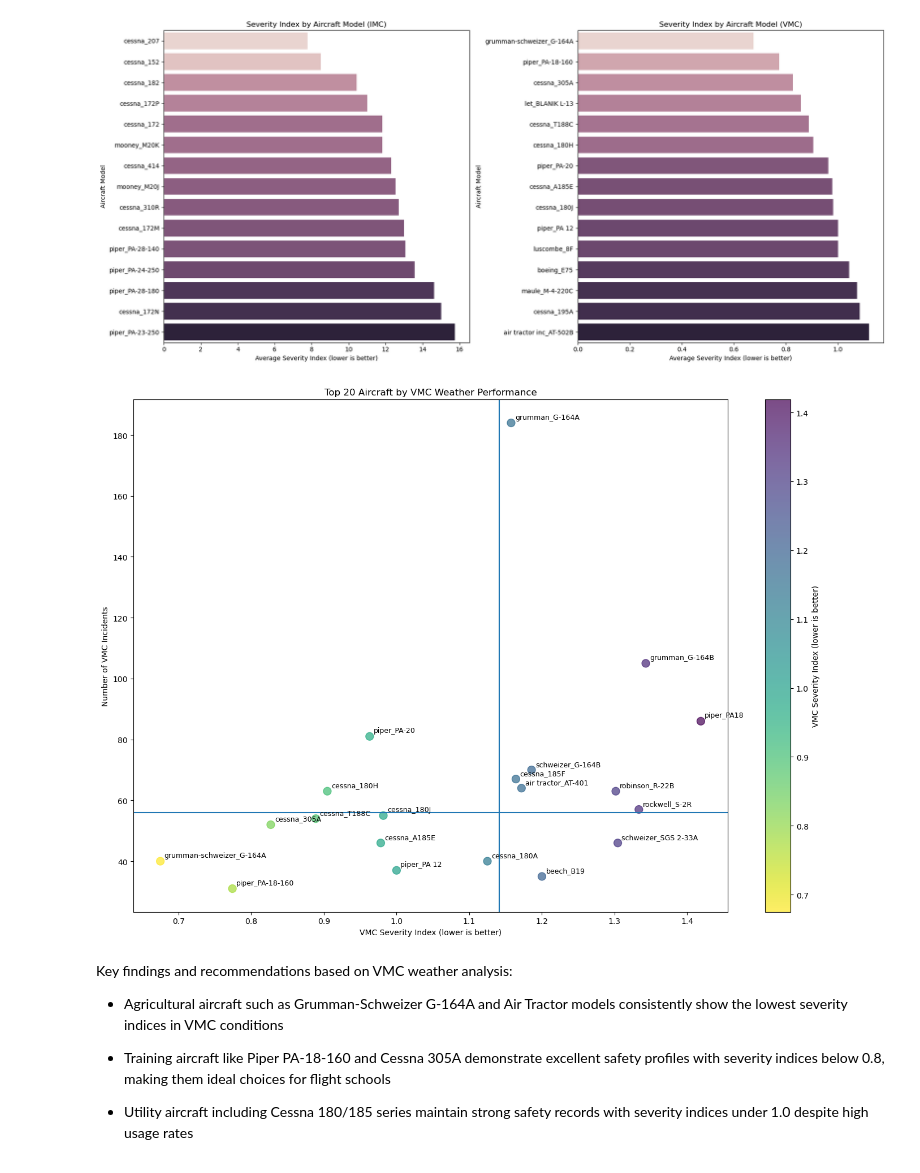
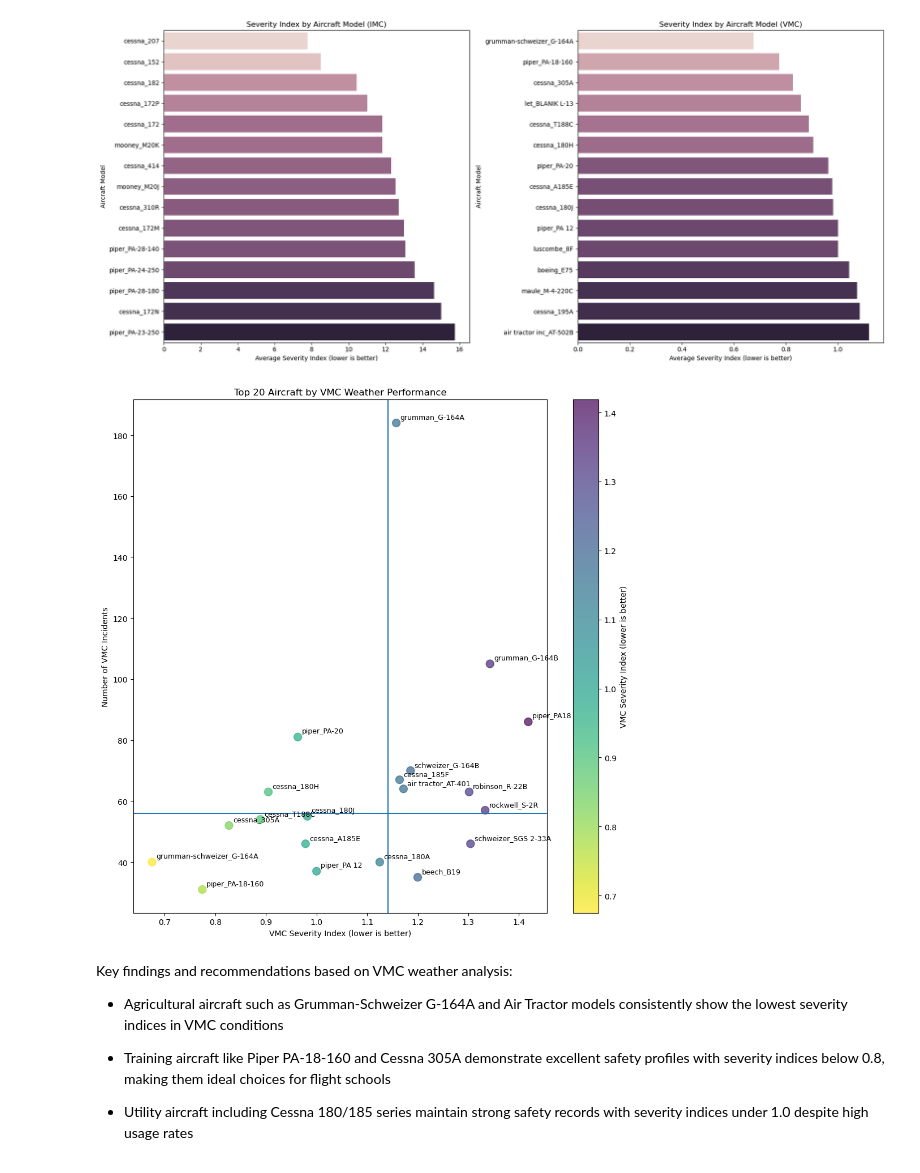
Before and after one commit to lewismwaki/aviation_accidents_analysis, a Jupyter notebook: aviation_accidents_analysis.ipynb, the cells around one changed output. Saved outputs shown, nothing was run; the diff lists cells and outputs as text; code cells hidden in the pictures.

```diff
--- a/aviation_accidents_analysis.ipynb
+++ b/aviation_accidents_analysis.ipynb
@@ -631,35 +626,35 @@ aircraft_weather = aircraft_weather[aircraft_weather['Aircraft'].isin(common_air
 vmc_data = aircraft_weather[aircraft_weather['Weather.Condition'] == 'VMC']
 top20_vmc = vmc_data.sort_values('Severity.Index').head(20)
 
-plt.figure(figsize=(14, 10))
+plt.figure(figsize=(10, 10))
 
 scatter = plt.scatter(
     top20_vmc['Severity.Index'],
     top20_vmc['Event.Id'],
     s=100,
     c=top20_vmc['Severity.Index'],
     cmap='viridis_r',
     alpha=0.7
 )
 #add aircrafts to the plot
 for _, row in top20_vmc.iterrows():
     plt.annotate(row['Aircraft'],
                  (row['Severity.Index'], row['Event.Id']),
                  xytext=(5, 5),
                  textcoords='offset points',
                  fontsize=9)
 plt.colorbar(scatter, label='VMC Severity Index (lower is better)')
 plt.title('Top 20 Aircraft by VMC Weather Performance')
 plt.xlabel('VMC Severity Index (lower is better)')
 plt.ylabel('Number of VMC Incidents')
 plt.axvline(top20_vmc['Severity.Index'].median())
 plt.axhline(top20_vmc['Event.Id'].median())
 plt.savefig('./images/VMC_Weather_vs_Aircraft.png')
 
 plt.tight_layout()
 plt.show()
 # %% [output]
-[figure, old version]
+[figure, new version]
 # %% [markdown]
 Key findings and recommendations based on VMC weather analysis:
 
```
Also changed, not shown: parts of 4 cells of this notebook, 5 other files.
